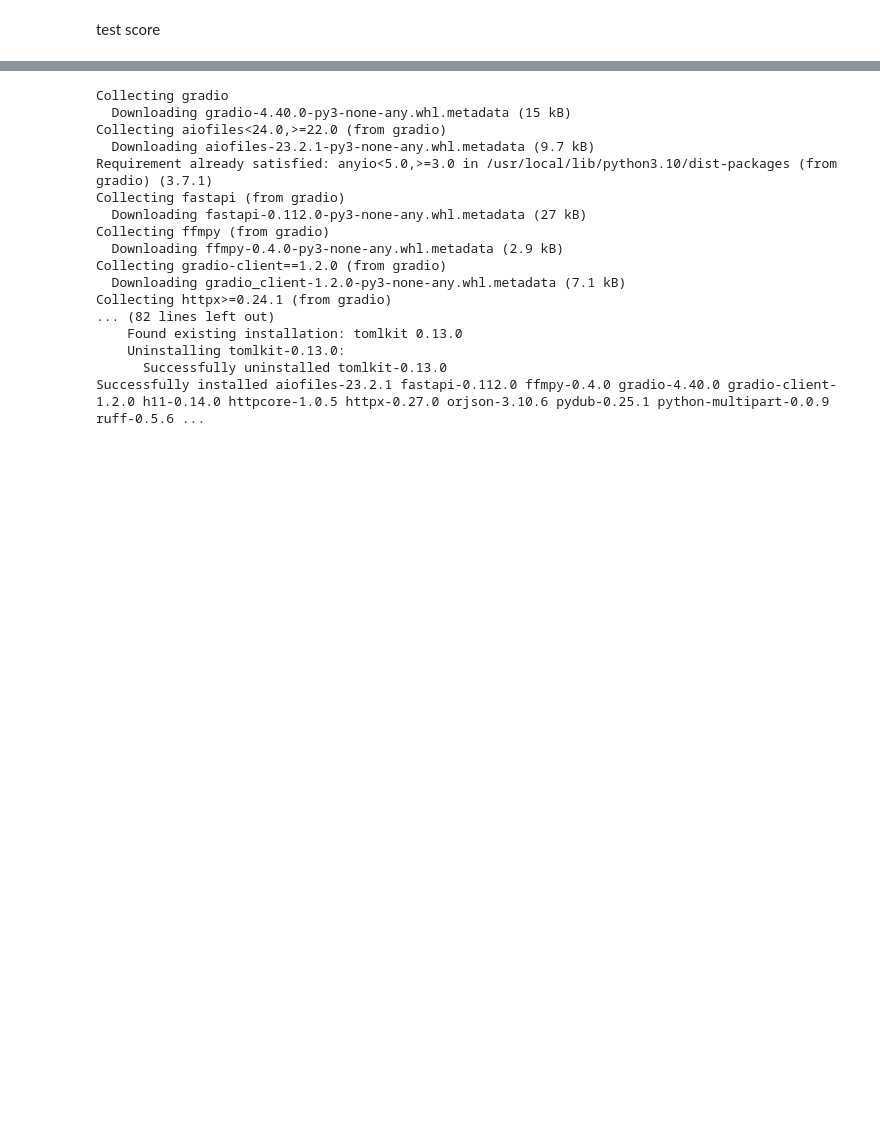
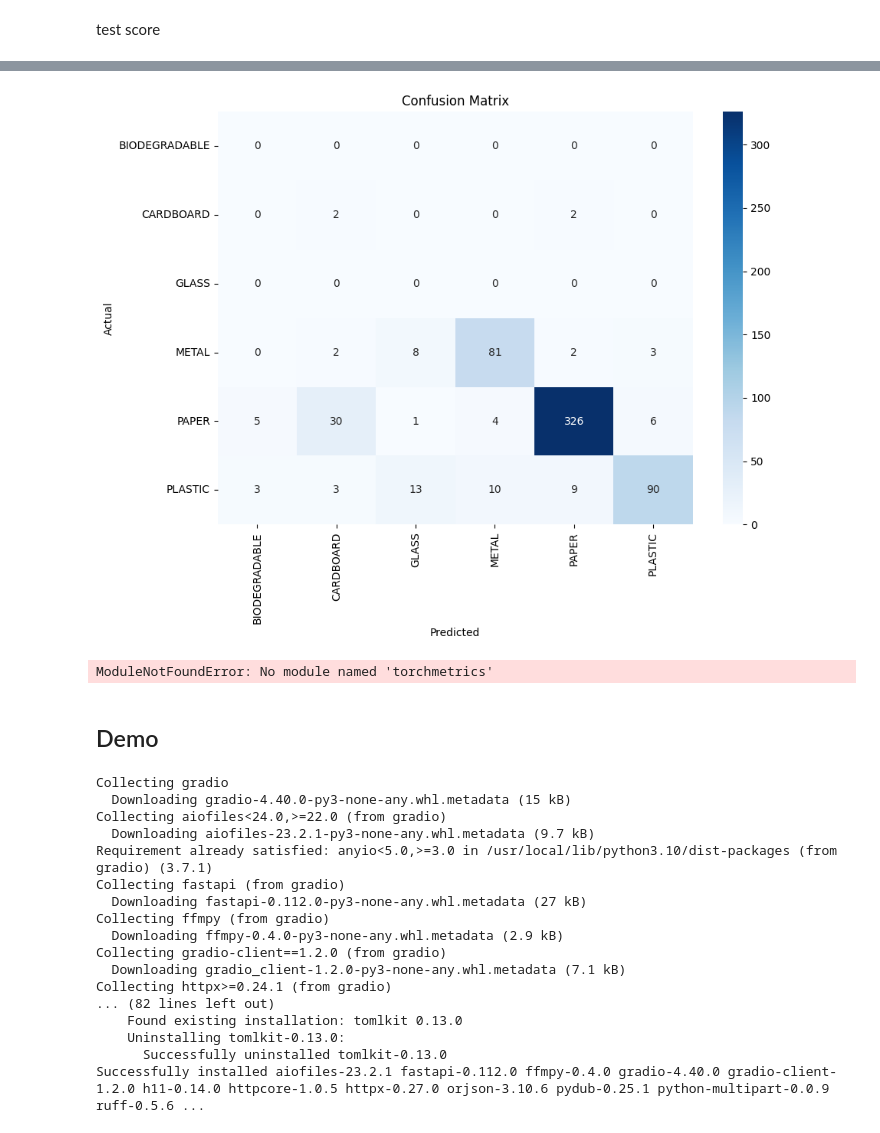
Before and after one commit to zy0531/EcoTrashAI, a Jupyter notebook: notebooks/garbage.ipynb, the cells around one changed output, grey strips where cells are left out. Cells and saved outputs as stored; diff of their text form; code cells hidden in the pictures; blank space fills up the shorter version.

```diff
--- a/notebooks/garbage.ipynb
+++ b/notebooks/garbage.ipynb
@@ -548,0 +505,3 @@ result[['avg_batch_loss_train', 'avg_batch_loss_valid']].plot(kind='line')
+# %%
+loss_fn = torch.nn.CrossEntropyLoss()
+_, target, pred = stw.workflow.evaluation_step(b0_long, test_loader, loss_fn, metrics, None, task_type, device)
@@ -548,0 +511,2 @@ result[['avg_batch_loss_train', 'avg_batch_loss_valid']].plot(kind='line')
+# %%
+conf_matrix = confusion_matrix(target, pred)
@@ -549,5 +522,34 @@ result[['avg_batch_loss_train', 'avg_batch_loss_valid']].plot(kind='line')
+# %%
+class_names = ['BIODEGRADABLE', 'CARDBOARD', 'GLASS', 'METAL', 'PAPER', 'PLASTIC']
+plt.figure(figsize=(10, 7))
+sns.heatmap(conf_matrix, annot=True, fmt='d', cmap='Blues', xticklabels=class_names, yticklabels=class_names)
+plt.xlabel('Predicted')
+plt.ylabel('Actual')
+plt.title('Confusion Matrix')
+plt.show()
+# %% [output]
+[figure, added]
+# %%
+from torchmetrics import ConfusionMatrix
+from mlxtend.plotting import plot_confusion_matrix
+
+# 2. Setup confusion matrix instance and compare predictions to targets
+confmat = ConfusionMatrix(num_classes=len(class_names), task='multiclass')
+confmat_tensor = confmat(preds=y_pred_tensor,
+                         target=test_data.targets)
+
+# 3. Plot the confusion matrix
+fig, ax = plot_confusion_matrix(
+    conf_mat=confmat_tensor.numpy(), # matplotlib likes working with NumPy
+    class_names=class_names, # turn the row and column labels into class names
+    figsize=(10, 7)
+);
+# %% [output]
+ModuleNotFoundError: No module named 'torchmetrics'
 # %%
 # precision is worse, recall is better
+# %% [markdown]
+## Demo
 # %%
 !pip install gradio
 # %% [output]
```
Also changed, not shown: parts of 49 cells of this notebook.
